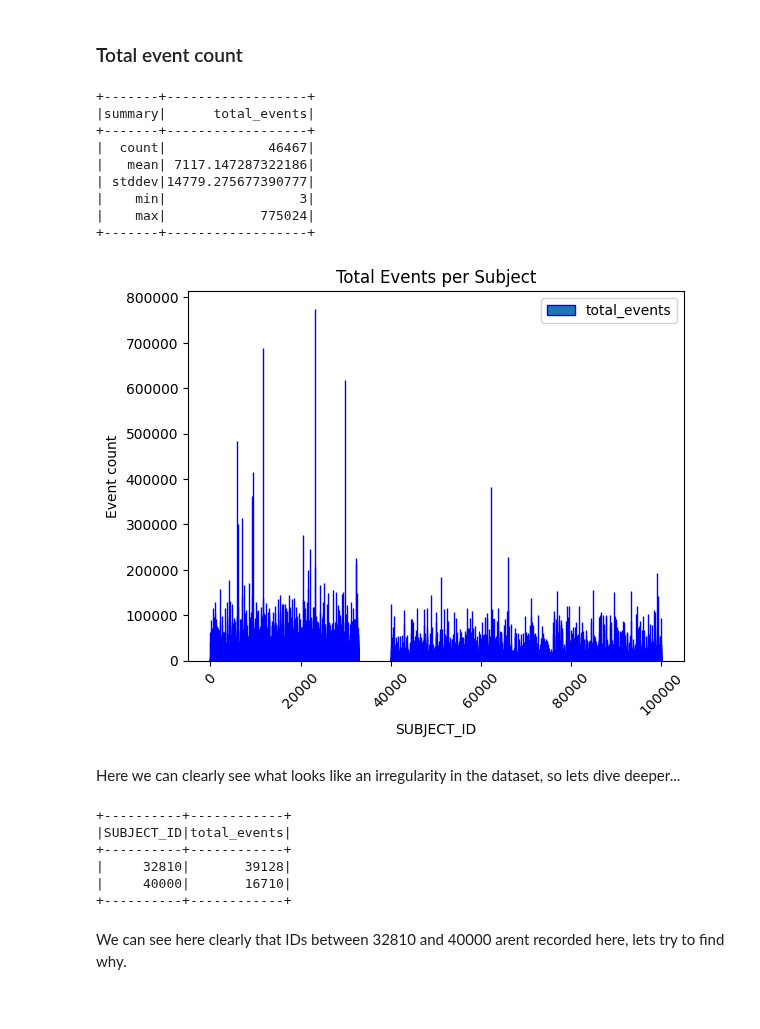
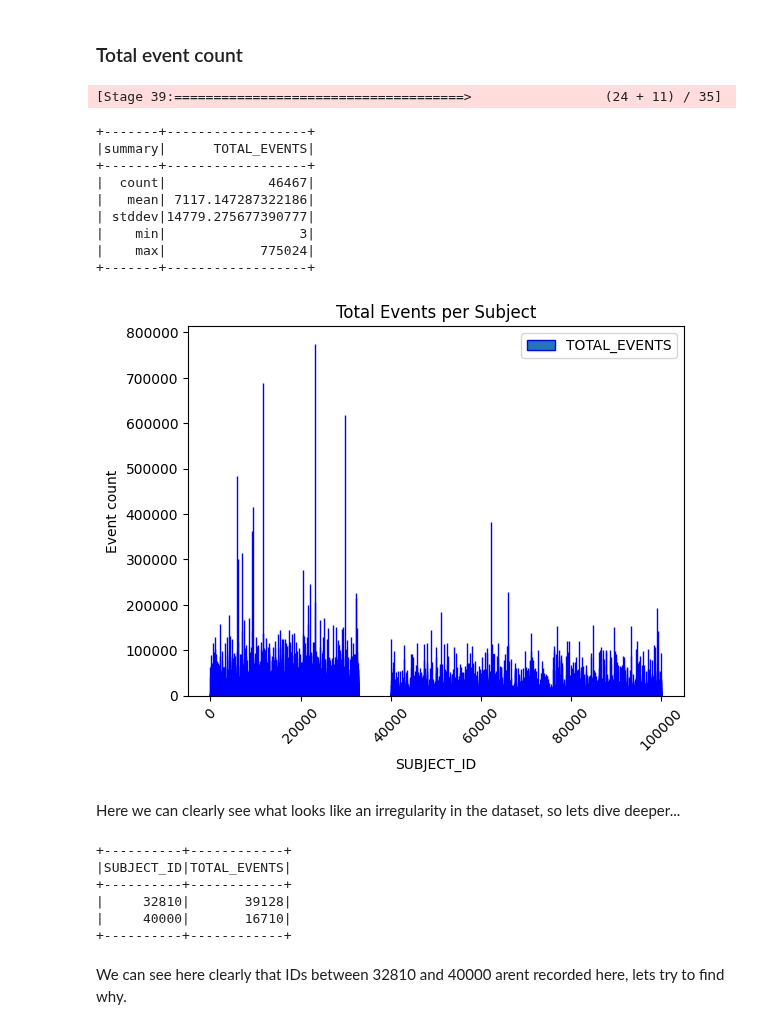
Before and after one commit to DanielaTomas/FCUP-BDCC, a Jupyter notebook: Project-2/data.ipynb, the cells around one changed output. Drawn from its saved outputs; the diff is of its cells as text; code cells hidden in the pictures.

```diff
--- a/Project-2/data.ipynb
+++ b/Project-2/data.ipynb
@@ -294,31 +304,32 @@ item_df.describe("count","min_value","max_value","avg_value").show()
 # %% [markdown]
 ### Total event count
 # %%
-events_count_df = df.groupBy("SUBJECT_ID").agg(count("*").alias("total_events"))
-events_count_df.describe("total_events").show()
+events_count_df = df.groupBy("SUBJECT_ID").agg(count("*").alias("TOTAL_EVENTS"))
+events_count_df.describe("TOTAL_EVENTS").show()
 # %% [output]
-+-------+------------------+
-|summary|      total_events|
-+-------+------------------+
-|  count|             46467|
-|   mean| 7117.147287322186|
-| stddev|14779.275677390777|
-|    min|                 3|
-|    max|            775024|
-+-------+------------------+
+[Stage 39:=====================================>                 (24 + 11) / 35]
++-------+------------------+
+|summary|      TOTAL_EVENTS|
++-------+------------------+
+|  count|             46467|
+|   mean| 7117.147287322186|
+| stddev|14779.275677390777|
+|    min|                 3|
+|    max|            775024|
++-------+------------------+
 # %%
-y = [val.total_events for val in events_count_df.select('total_events').collect()]
+y = [val.TOTAL_EVENTS for val in events_count_df.select('TOTAL_EVENTS').collect()]
 x = [val.SUBJECT_ID for val in events_count_df.select('SUBJECT_ID').collect()]
 
 plt.bar(x, y, ec='blue')
 plt.ylabel('Event count')
 plt.xlabel('SUBJECT_ID')
 plt.title('Total Events per Subject')
-plt.legend(['total_events'], loc='upper right')
+plt.legend(['TOTAL_EVENTS'], loc='upper right')
 plt.xticks(rotation=45)
 plt.show()
 # %% [output]
-[figure, old version]
+[figure, new version]
 # %% [markdown]
 Here we can clearly see what looks like an irregularity in the dataset, so lets dive deeper...
 # %%
@@ -326,7 +337,7 @@ filtered_events_count_df = events_count_df.where(col("SUBJECT_ID").between(32810
 filtered_events_count_df.show(10)
 # %% [output]
 +----------+------------+
-|SUBJECT_ID|total_events|
+|SUBJECT_ID|TOTAL_EVENTS|
 +----------+------------+
 |     32810|       39128|
 |     40000|       16710|
```
Also changed, not shown: parts of 34 cells of this notebook, 1 other file.
